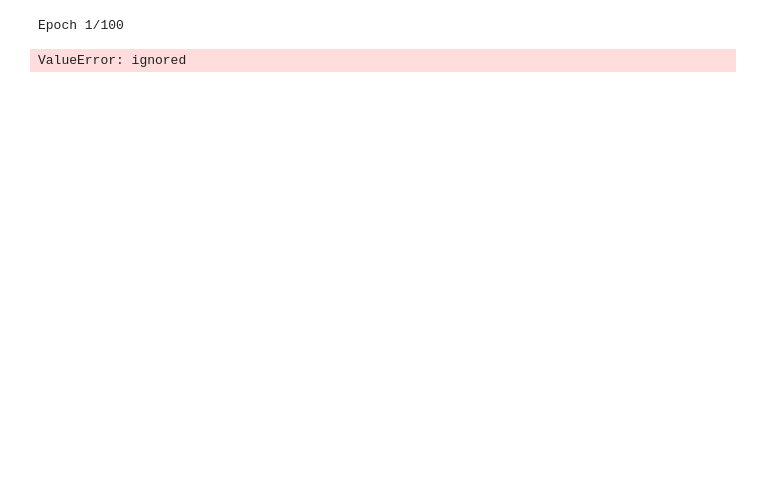
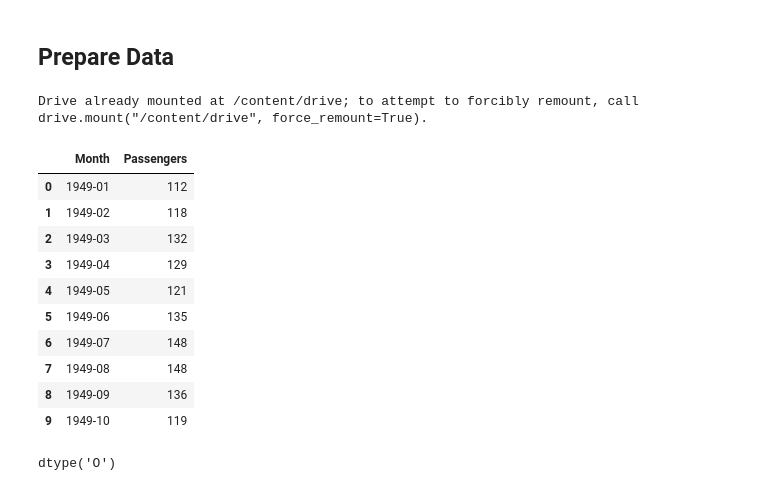
Before and after one commit to Faouzi-Slimi/Machine_Learning_Deep_Learning_Practical_Work, a Jupyter notebook: Passengers_Tp.ipynb, the cells around one changed output. Saved outputs shown, nothing was run; the diff lists cells and outputs as text; code cells hidden in the pictures; blank space fills up the shorter version.

```diff
--- a/Passengers_Tp.ipynb
+++ b/Passengers_Tp.ipynb
@@ -162,6 +3,2 @@ model.add(Dense(143, activation="softmax"))
-# %%
-model.compile(loss="categorical_crossentropy", optimizer='adam',metrics=['accuracy'])
-model.fit(X, Y, epochs=100)
-# %% [output]
-Epoch 1/100
-ValueError: ignored
+# %% [markdown]
+## Prepare Data
@@ -167,0 +43,6 @@ ValueError: ignored
+# %%
+# Connect to drive
+from google.colab import drive
+drive.mount('/content/drive')
+# %% [output]
+Drive already mounted at /content/drive; to attempt to forcibly remount, call drive.mount("/content/drive", force_remount=True).
@@ -167,0 +53,20 @@ ValueError: ignored
+# %%
+# Check Data
+data.head(10)
+# %% [output]
+|  | Month | Passengers |
+| 0 | 1949-01 | 112 |
+| 1 | 1949-02 | 118 |
+| 2 | 1949-03 | 132 |
+| 3 | 1949-04 | 129 |
+| 4 | 1949-05 | 121 |
+| 5 | 1949-06 | 135 |
+| 6 | 1949-07 | 148 |
+| 7 | 1949-08 | 148 |
+| 8 | 1949-09 | 136 |
+| 9 | 1949-10 | 119 |
+# %%
+# Check "Month" column type
+data['Month'].dtype
+# %% [output]
+dtype('O')
```
Also changed, not shown: parts of 31 cells of this notebook.
